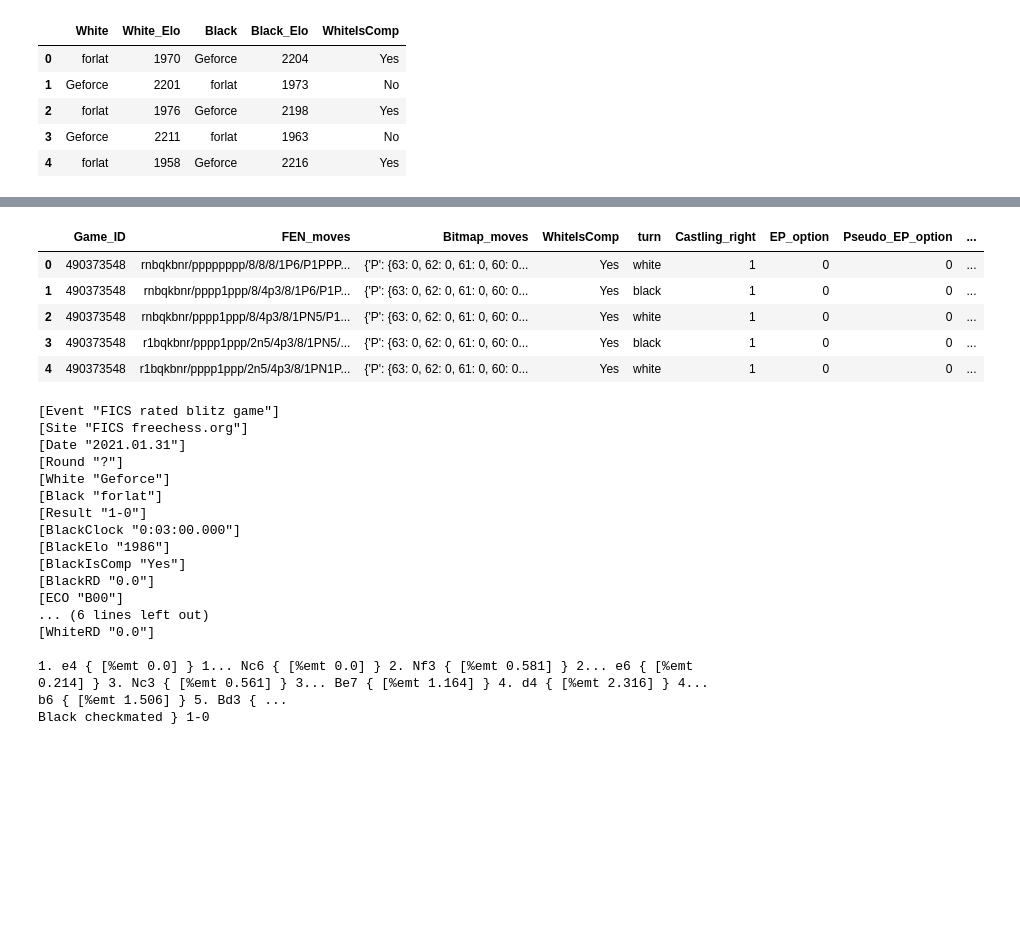
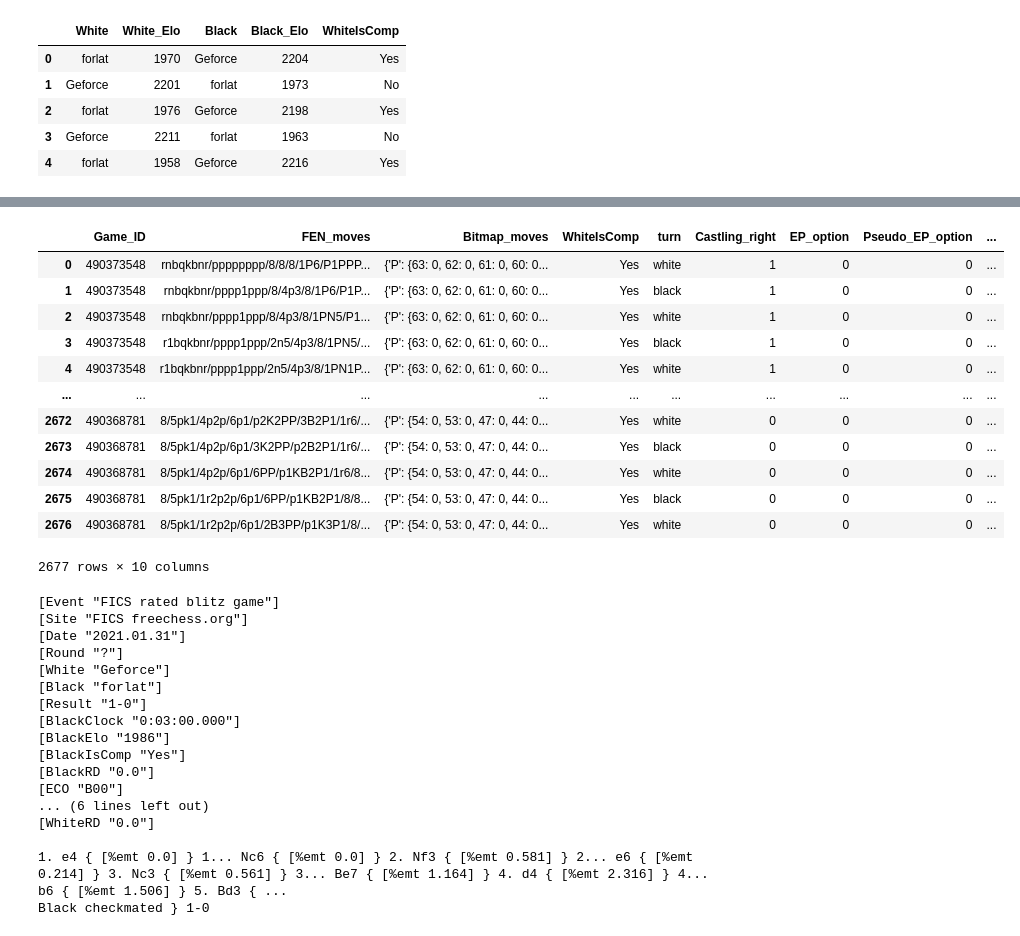
Before and after one commit to VPeron/cc_detector, a Jupyter notebook: notebooks/pgn_to_3dfs_Manuel.ipynb, the cells around one changed output, grey strips where cells are left out. Saved outputs shown, nothing was run; the diff lists cells and outputs as text; code cells hidden in the pictures; blank space fills up the shorter version.

Commit message:
adding moves_ID

```diff
--- a/notebooks/pgn_to_3dfs_Manuel.ipynb
+++ b/notebooks/pgn_to_3dfs_Manuel.ipynb
@@ -205,12 +279,21 @@ df_games.head()
 # %%
 df_moves = pd.DataFrame(moves_log_dict)
 #TODO moves and cpl as features when loading to DB
-#TODO game ID from df_games
-df_moves.head()
+
+data = [df_games["Game_ID"], df_games["old_ID"]]
+
+headers = ["Game_ID", "old_ID"]
+
+df3 = pd.concat(data, axis=1, keys=headers)
+#ids = pd.DataFrame({"l" : l})
+
+merging = df_moves.merge(df3, how="left", left_on="Game_ID", right_on="old_ID")
+merging.drop(columns=['Game_ID_x', "old_ID"], inplace=True)
+
+
+#df_moves.apply(lambda row: row.Game_ID == )
+
+#df2 = merging.merge(df_moves, left_on="Game_ID", right_on="Game_ID", how="right")
+#df_moves = df_moves.merge(df_games.groupby("Game_ID"), left_on="Game_ID", right_on="Game_ID", how="right")
+
+#df_moves['Game_ID'] = df_games['Game_ID']
-# %% [output]
-|  | Game_ID | FEN_moves | Bitmap_moves | WhiteIsComp | turn | Castling_right | EP_option | Pseudo_EP_option | ... |
-| 0 | 490373548 | rnbqkbnr/pppppppp/8/8/8/1P6/P1PPP... | {'P': {63: 0, 62: 0, 61: 0, 60: 0... | Yes | white | 1 | 0 | 0 | ... |
-| 1 | 490373548 | rnbqkbnr/pppp1ppp/8/4p3/8/1P6/P1P... | {'P': {63: 0, 62: 0, 61: 0, 60: 0... | Yes | black | 1 | 0 | 0 | ... |
-| 2 | 490373548 | rnbqkbnr/pppp1ppp/8/4p3/8/1PN5/P1... | {'P': {63: 0, 62: 0, 61: 0, 60: 0... | Yes | white | 1 | 0 | 0 | ... |
-| 3 | 490373548 | r1bqkbnr/pppp1ppp/2n5/4p3/8/1PN5/... | {'P': {63: 0, 62: 0, 61: 0, 60: 0... | Yes | black | 1 | 0 | 0 | ... |
-| 4 | 490373548 | r1bqkbnr/pppp1ppp/2n5/4p3/8/1PN1P... | {'P': {63: 0, 62: 0, 61: 0, 60: 0... | Yes | white | 1 | 0 | 0 | ... |
@@ -217,3 +304,21 @@ df_moves.head()
+# %%
+df_moves['Move_ID'] = df_moves.apply(lambda row: f"{row.Game_ID }-{row.turn}-{row.Halfmove_clock}", axis=1)
+# %%
+df_moves
+# %% [output]
+|  | Game_ID | FEN_moves | Bitmap_moves | WhiteIsComp | turn | Castling_right | EP_option | Pseudo_EP_option | ... |
+| 0 | 490373548 | rnbqkbnr/pppppppp/8/8/8/1P6/P1PPP... | {'P': {63: 0, 62: 0, 61: 0, 60: 0... | Yes | white | 1 | 0 | 0 | ... |
+| 1 | 490373548 | rnbqkbnr/pppp1ppp/8/4p3/8/1P6/P1P... | {'P': {63: 0, 62: 0, 61: 0, 60: 0... | Yes | black | 1 | 0 | 0 | ... |
+| 2 | 490373548 | rnbqkbnr/pppp1ppp/8/4p3/8/1PN5/P1... | {'P': {63: 0, 62: 0, 61: 0, 60: 0... | Yes | white | 1 | 0 | 0 | ... |
+| 3 | 490373548 | r1bqkbnr/pppp1ppp/2n5/4p3/8/1PN5/... | {'P': {63: 0, 62: 0, 61: 0, 60: 0... | Yes | black | 1 | 0 | 0 | ... |
+| 4 | 490373548 | r1bqkbnr/pppp1ppp/2n5/4p3/8/1PN1P... | {'P': {63: 0, 62: 0, 61: 0, 60: 0... | Yes | white | 1 | 0 | 0 | ... |
+| ... | ... | ... | ... | ... | ... | ... | ... | ... | ... |
+| 2672 | 490368781 | 8/5pk1/4p2p/6p1/p2K2PP/3B2P1/1r6/... | {'P': {54: 0, 53: 0, 47: 0, 44: 0... | Yes | white | 0 | 0 | 0 | ... |
+| 2673 | 490368781 | 8/5pk1/4p2p/6p1/3K2PP/p2B2P1/1r6/... | {'P': {54: 0, 53: 0, 47: 0, 44: 0... | Yes | black | 0 | 0 | 0 | ... |
+| 2674 | 490368781 | 8/5pk1/4p2p/6p1/6PP/p1KB2P1/1r6/8... | {'P': {54: 0, 53: 0, 47: 0, 44: 0... | Yes | white | 0 | 0 | 0 | ... |
+| 2675 | 490368781 | 8/5pk1/1r2p2p/6p1/6PP/p1KB2P1/8/8... | {'P': {54: 0, 53: 0, 47: 0, 44: 0... | Yes | black | 0 | 0 | 0 | ... |
+| 2676 | 490368781 | 8/5pk1/1r2p2p/6p1/2B3PP/p1K3P1/8/... | {'P': {54: 0, 53: 0, 47: 0, 44: 0... | Yes | white | 0 | 0 | 0 | ... |
+2677 rows × 10 columns
 # %%
 pgn2 = open("../raw_data/Fics_data_pc_data.pgn", encoding='UTF-8')  # always a Comp vs Player
 
```
Also changed, not shown: parts of 31 cells of this notebook.
